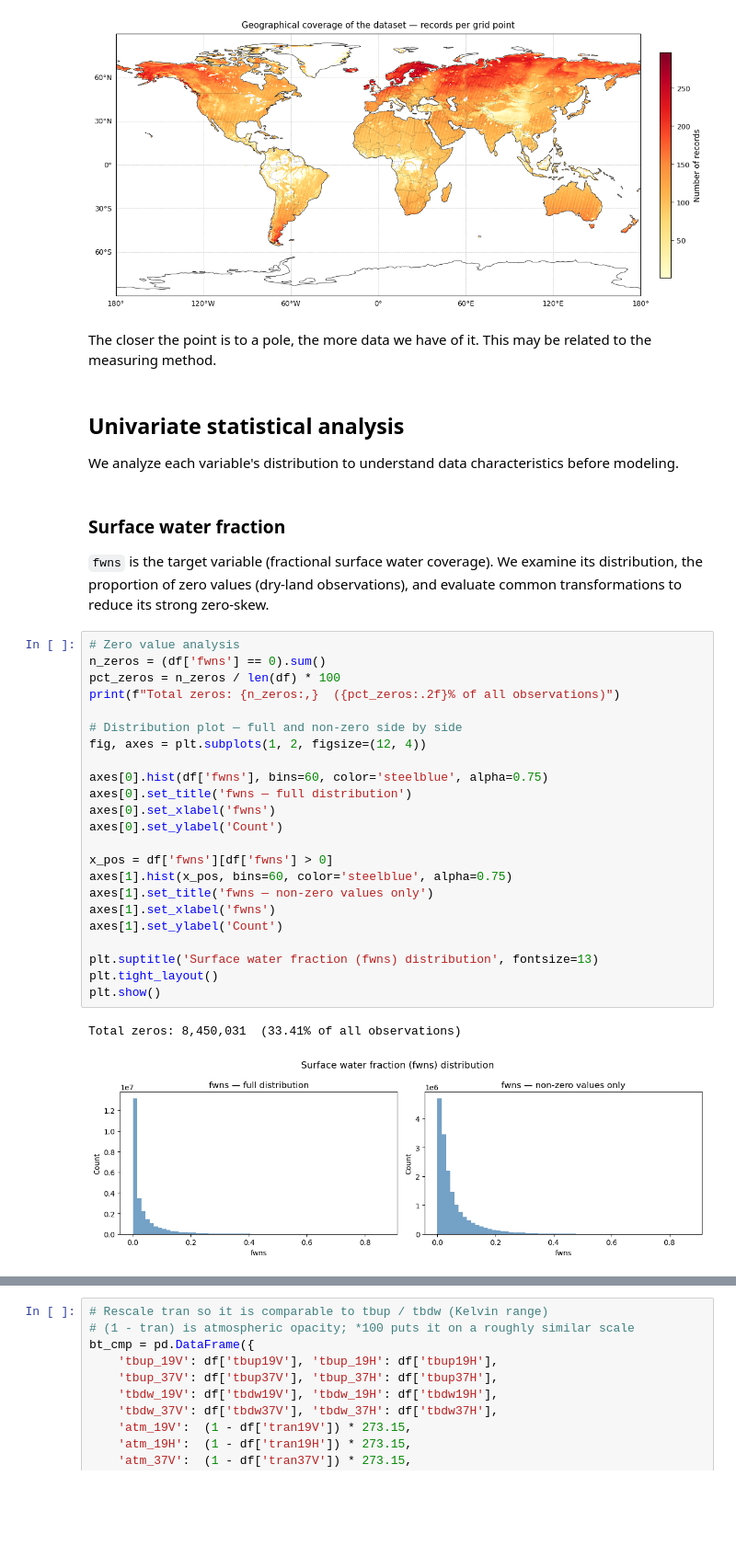
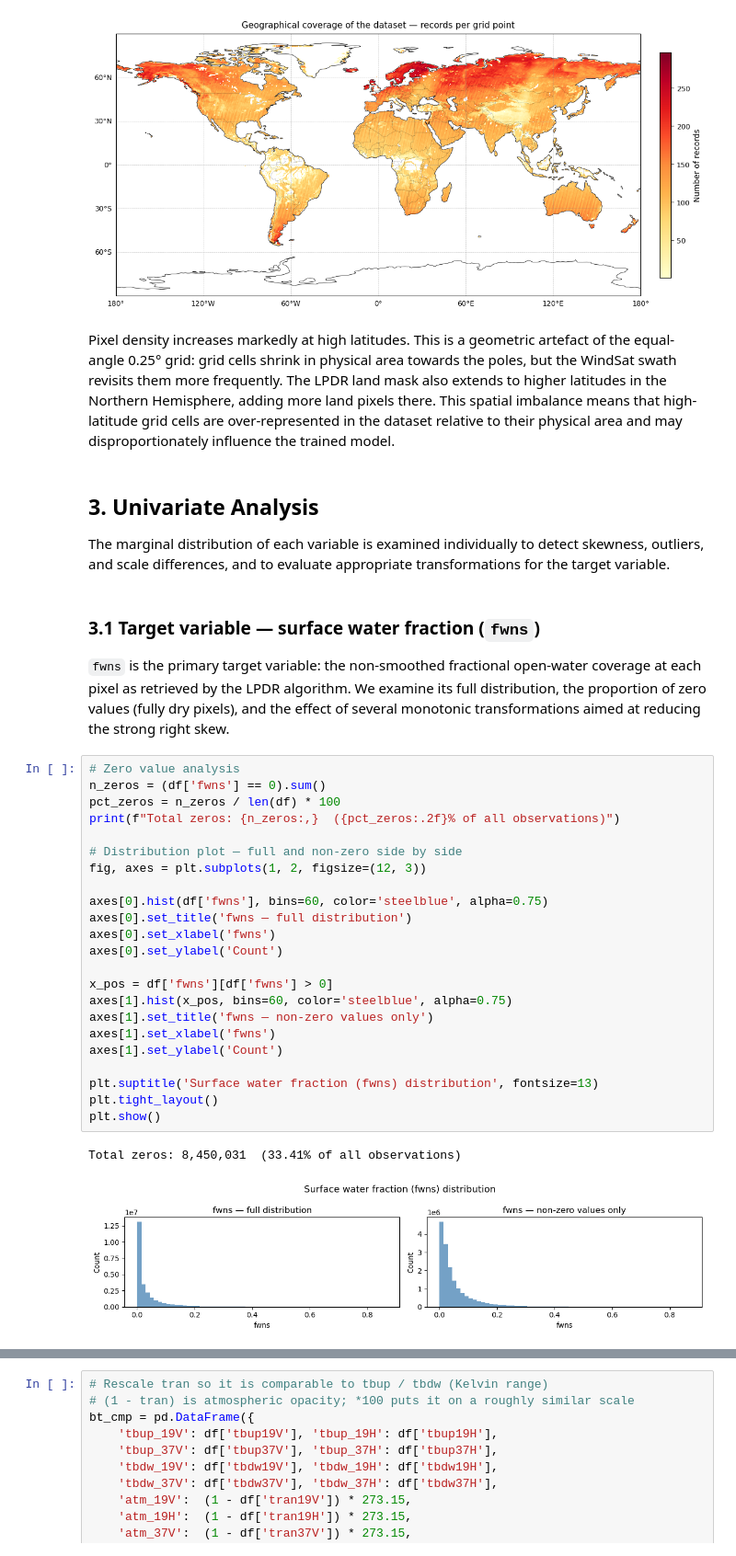
Before and after one commit to marcvem2AED/TFM_MCD_MarcVelascoMateu, a Jupyter notebook: 2-Data_analysis.ipynb, the cells around one changed output, grey strips where cells are left out. Shown at 92% size. Saved outputs shown, nothing was run; the diff lists cells and outputs as text; blank space fills up the shorter version.

```diff
--- a/2-Data_analysis.ipynb
+++ b/2-Data_analysis.ipynb
@@ -226,39 +259,39 @@ cnt = records_per_loc['count']
 # %% [output]
 [figure]
 # %% [markdown]
-The closer the point is to a pole, the more data we have of it. This may be related to the measuring method.
+Pixel density increases markedly at high latitudes. This is a geometric artefact of the equal-angle 0.25° grid: grid cells shrink in physical area towards the poles, but the WindSat swath revisits them more frequently. The LPDR land mask also extends to higher latitudes in the Northern Hemisphere, adding more land pixels there. This spatial imbalance means that high-latitude grid cells are over-represented in the dataset relative to their physical area and may disproportionately influence the trained model.
 # %% [markdown]
-## Univariate statistical analysis
+## 3. Univariate Analysis
 
-We analyze each variable's distribution to understand data characteristics before modeling.
+The marginal distribution of each variable is examined individually to detect skewness, outliers, and scale differences, and to evaluate appropriate transformations for the target variable.
 # %% [markdown]
-### Surface water fraction
+### 3.1 Target variable — surface water fraction (`fwns`)
 
-`fwns` is the target variable (fractional surface water coverage). We examine its distribution, the proportion of zero values (dry-land observations), and evaluate common transformations to reduce its strong zero-skew.
+`fwns` is the primary target variable: the non-smoothed fractional open-water coverage at each pixel as retrieved by the LPDR algorithm. We examine its full distribution, the proportion of zero values (fully dry pixels), and the effect of several monotonic transformations aimed at reducing the strong right skew.
 # %%
 # Zero value analysis
 n_zeros = (df['fwns'] == 0).sum()
 pct_zeros = n_zeros / len(df) * 100
 print(f"Total zeros: {n_zeros:,}  ({pct_zeros:.2f}% of all observations)")
 
 # Distribution plot — full and non-zero side by side
-fig, axes = plt.subplots(1, 2, figsize=(12, 4))
+fig, axes = plt.subplots(1, 2, figsize=(12, 3))
 
 axes[0].hist(df['fwns'], bins=60, color='steelblue', alpha=0.75)
 axes[0].set_title('fwns — full distribution')
 axes[0].set_xlabel('fwns')
 axes[0].set_ylabel('Count')
 
 x_pos = df['fwns'][df['fwns'] > 0]
 axes[1].hist(x_pos, bins=60, color='steelblue', alpha=0.75)
 axes[1].set_title('fwns — non-zero values only')
 axes[1].set_xlabel('fwns')
 axes[1].set_ylabel('Count')
 
 plt.suptitle('Surface water fraction (fwns) distribution', fontsize=13)
 plt.tight_layout()
 plt.show()
 # %% [output]
 Total zeros: 8,450,031  (33.41% of all observations)
-[figure, old version]
+[figure, new version]
 # %% [markdown]
```
Also changed, not shown: parts of 44 cells of this notebook, 5 other files.
